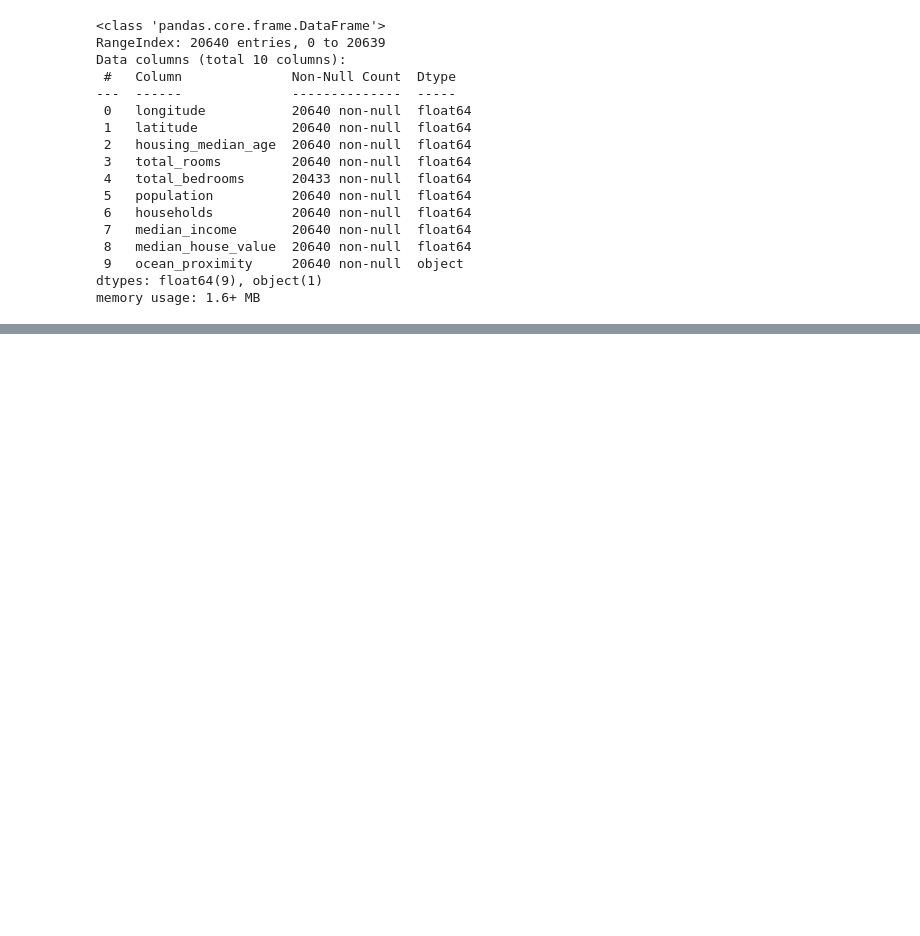
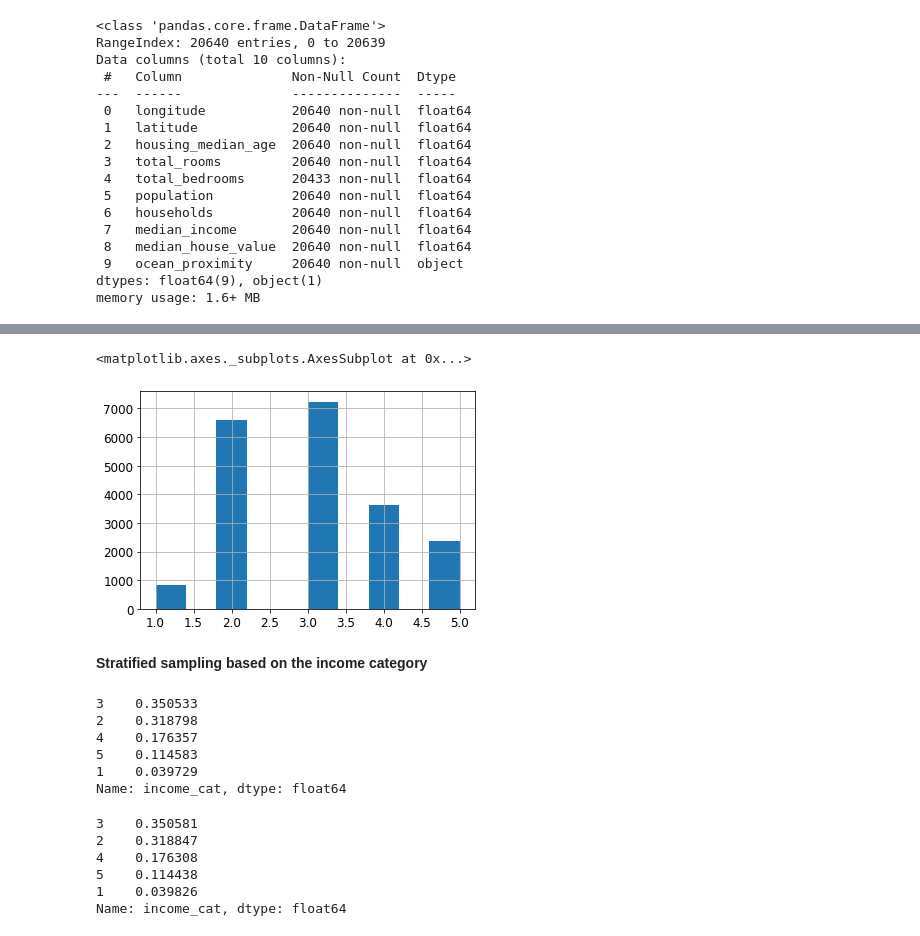
Before and after one commit to mynamerahulkumar/GitHub, a Jupyter notebook: Machine_Learning/Hands_on_ML_with_scikit_learn_keras_tensorflow2/2_end_to_end_ML_project.ipynb, the cells around one changed output, grey strips where cells are left out. Drawn from its saved outputs; the diff is of its cells as text; code cells hidden in the pictures; blank space fills up the shorter version.

```diff
--- a/Machine_Learning/Hands_on_ML_with_scikit_learn_keras_tensorflow2/2_end_to_end_ML_project.ipynb
+++ b/Machine_Learning/Hands_on_ML_with_scikit_learn_keras_tensorflow2/2_end_to_end_ML_project.ipynb
@@ -85,0 +197,9 @@ memory usage: 1.6+ MB
+# %%
+housing.rename(columns={"income_cate":"income_cat"},inplace=True)
+# %%
+housing["income_cat"].hist()
+# %% [output]
+<matplotlib.axes._subplots.AxesSubplot at 0x...>
+[figure, added]
+# %% [markdown]
+**Stratified sampling based on the income category**
@@ -85,0 +213,18 @@ memory usage: 1.6+ MB
+# %%
+strait_test_set["income_cat"].value_counts()/len(strait_test_set)
+# %% [output]
+3    0.350533
+2    0.318798
+4    0.176357
+5    0.114583
+1    0.039729
+Name: income_cat, dtype: float64
+# %%
+housing["income_cat"].value_counts()/len(housing)
+# %% [output]
+3    0.350581
+2    0.318847
+4    0.176308
+5    0.114438
+1    0.039826
+Name: income_cat, dtype: float64
```
Also changed, not shown: parts of 29 cells of this notebook.
